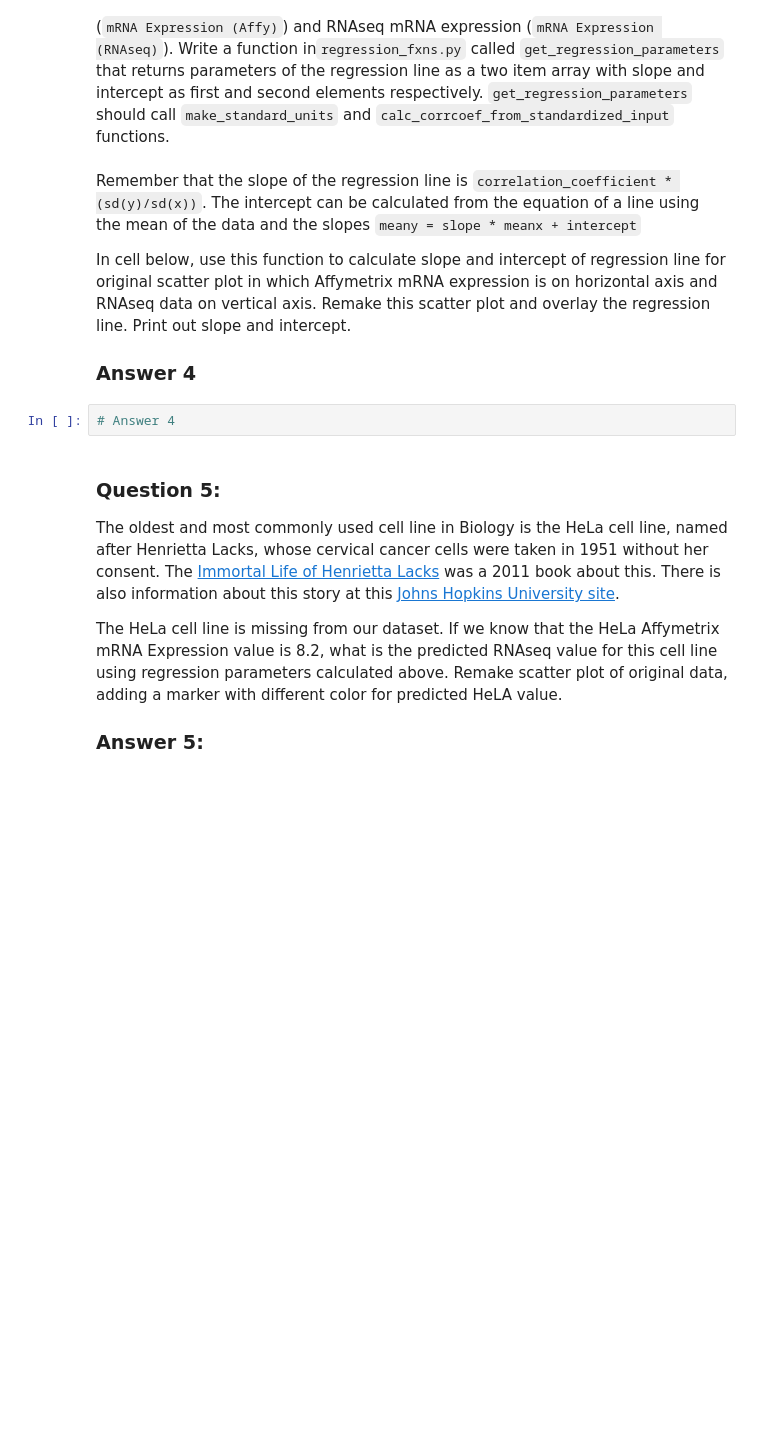
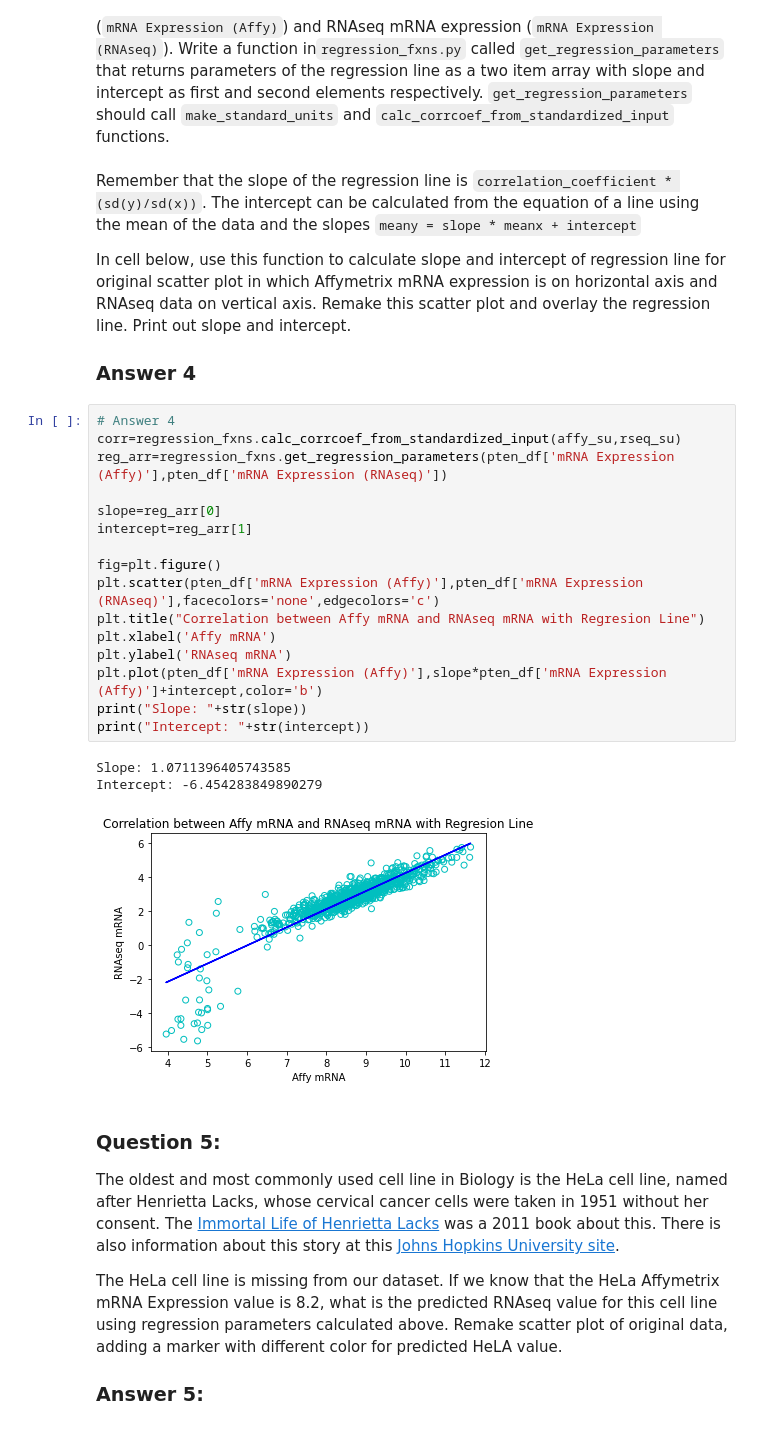
Before and after one commit to symmetricK/pten, a Jupyter notebook: hw08_horikawa.ipynb, the cells around one changed output. Drawn from its saved outputs; the diff is of its cells as text; blank space fills up the shorter version.

```diff
--- a/hw08_horikawa.ipynb
+++ b/hw08_horikawa.ipynb
@@ -106,8 +133,26 @@ In cell below, use this function to calculate slope and intercept of regression
 Print out slope and intercept.
 
 ### Answer 4
-# %%
-# Answer 4
+# %%
+# Answer 4
+corr=regression_fxns.calc_corrcoef_from_standardized_input(affy_su,rseq_su)
+reg_arr=regression_fxns.get_regression_parameters(pten_df['mRNA Expression (Affy)'],pten_df['mRNA Expression (RNAseq)'])
+
+slope=reg_arr[0]
+intercept=reg_arr[1]
+
+fig=plt.figure()
+plt.scatter(pten_df['mRNA Expression (Affy)'],pten_df['mRNA Expression (RNAseq)'],facecolors='none',edgecolors='c')
+plt.title("Correlation between Affy mRNA and RNAseq mRNA with Regresion Line")
+plt.xlabel('Affy mRNA')
+plt.ylabel('RNAseq mRNA')
+plt.plot(pten_df['mRNA Expression (Affy)'],slope*pten_df['mRNA Expression (Affy)']+intercept,color='b')
+print("Slope: "+str(slope))
+print("Intercept: "+str(intercept))
+# %% [output]
+Slope: 1.0711396405743585
+Intercept: -6.454283849890279
+[figure, added]
 # %% [markdown]
 ### Question 5:
 
```
Also changed, not shown: parts of 3 cells of this notebook.
